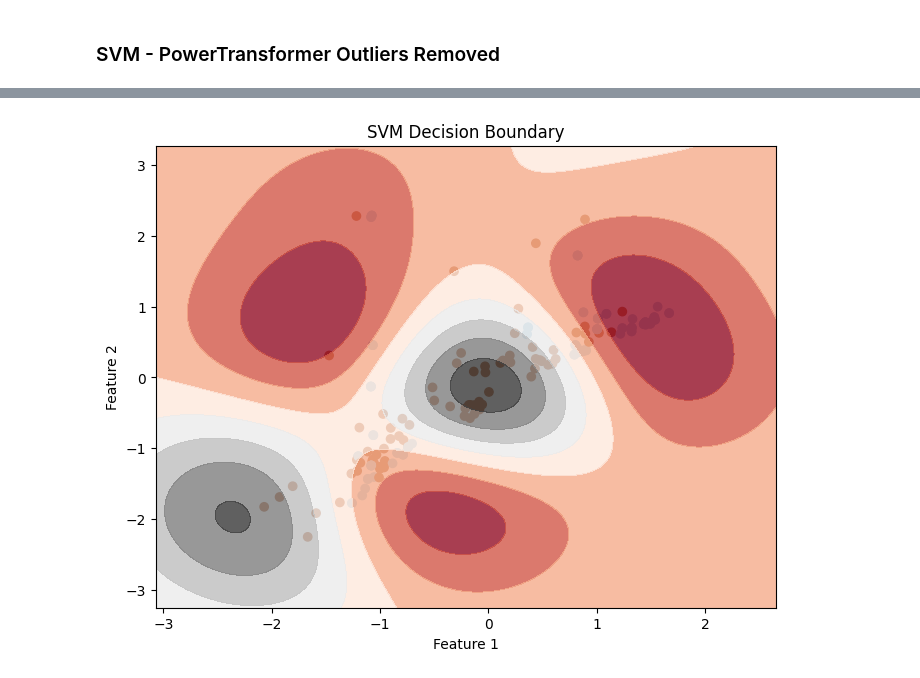
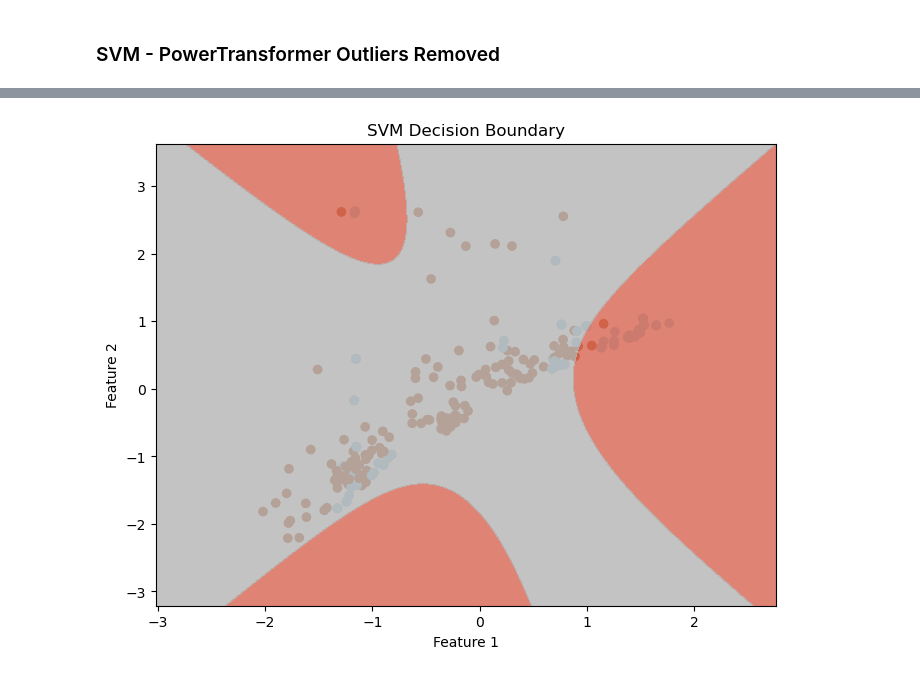
Before and after one commit to t-price/ML_project, a Jupyter notebook: Parkinsons_PowerTransformer.ipynb, the cells around one changed output, grey strips where cells are left out. Cells and saved outputs as stored; diff of their text form; code cells hidden in the pictures.

```diff
--- a/Parkinsons_PowerTransformer.ipynb
+++ b/Parkinsons_PowerTransformer.ipynb
@@ -130,5 +130,7 @@ pow_transform = PowerTransformer(method='yeo-johnson')
 X_train_pow = pow_transform.fit_transform(train_X)
 X_val_pow = pow_transform.transform(val_X)
 X_test_pow = pow_transform.transform(test_X)
+X = np.concatenate((X_train_pow, X_val_pow, X_test_pow), axis=0)
+y = np.concatenate((train_y, val_y, test_y), axis=0)
 display(X_train_pow)
 # %% [output]
@@ -187,6 +189,8 @@ display(df.loc[df['outlier']==-1])
 # Remove the outliers for each type of scaled/transformed data
 X_train_no_outliers_pow = np.delete(X_train_pow, pow_train_out, axis=0)
 y_train_no_outliers_pow = np.delete(train_y, pow_train_out)
+X_no_outliers_pow = np.delete(X, pow_train_out, axis=0)
+y_no_outliers_pow = np.delete(y, pow_train_out)
 # %% [output]
 PowerTransformer
 outlier
@@ -1093,35 +1510,35 @@ Accuracy with Best Model: 0.55
 # %%
 # Get the best model from the pipeline
-best_model = pipeline.named_steps['svm']
+best_model = best_pipeline.named_steps['svm']
 
 # Plot the decision boundary
 plt.figure(figsize=(8, 6))
 
 # Scatter plot of the training points
-plt.scatter(X_train_no_outliers_pow[:, 0], X_train_no_outliers_pow[:, 1], c=y_train_no_outliers_pow, cmap=plt.cm.Paired)
+plt.scatter(X_no_outliers_pow[:, 0], X_no_outliers_pow[:, 1], c=y_no_outliers_pow, cmap=plt.cm.Paired)
 
 # Plot the decision boundary
 ax = plt.gca()
 
 h = .02
-x_min, x_max = X_train_no_outliers_pow[:, 0].min() - 1, X_train_no_outliers_pow[:, 0].max() + 1
-y_min, y_max = X_train_no_outliers_pow[:, 1].min() - 1, X_train_no_outliers_pow[:, 1].max() + 1
+x_min, x_max = X_no_outliers_pow[:, 0].min() - 1, X_no_outliers_pow[:, 0].max() + 1
+y_min, y_max = X_no_outliers_pow[:, 1].min() - 1, X_no_outliers_pow[:, 1].max() + 1
 xx, yy = np.meshgrid(np.arange(x_min, x_max, h), np.arange(y_min, y_max, h))
 
-X = X_train_no_outliers_pow[:, 0:2]
+X2 = X_train_no_outliers_pow[:, 0:2]
 # Obtain decision boundary values
-best_model.fit(X, y_train_no_outliers_pow)
+best_model.fit(X2, y_train_no_outliers_pow)
 Z = best_model.decision_function(np.c_[xx.ravel(), yy.ravel()])
 
 # Plot decision boundary and margins
 Z = Z.reshape(xx.shape)
-plt.contourf(xx, yy, Z, cmap=plt.cm.RdGy, alpha=0.8)
+plt.contourf(xx, yy, Z, cmap=plt.cm.RdGy, levels=[Z.min(), 0, Z.max()], alpha=0.8)
 
 # Add labels and title
 plt.title('SVM Decision Boundary')
 plt.xlabel('Feature 1')
 plt.ylabel('Feature 2')
 
 plt.show()
 # %% [output]
-[figure, old version]
+[figure, new version]
```
Also changed, not shown: parts of 32 cells of this notebook, 14 other files.
